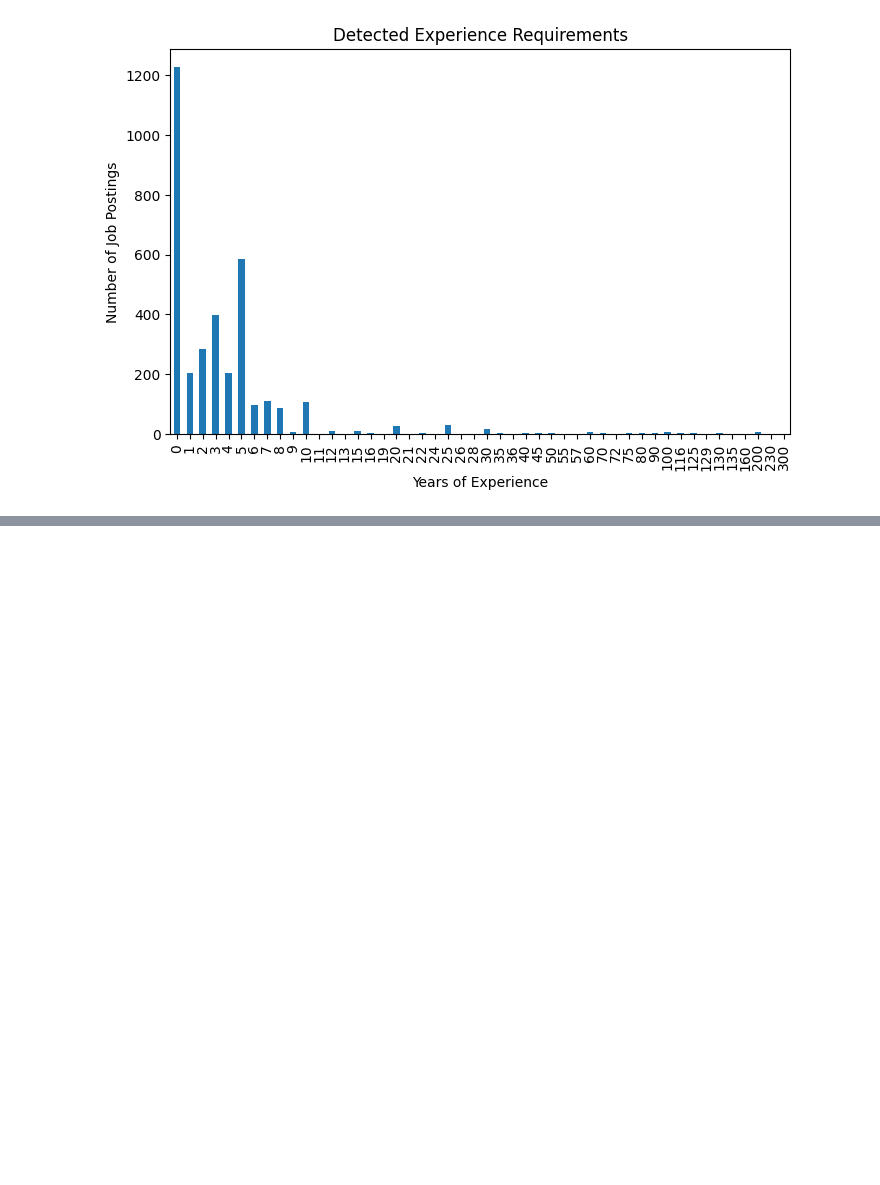
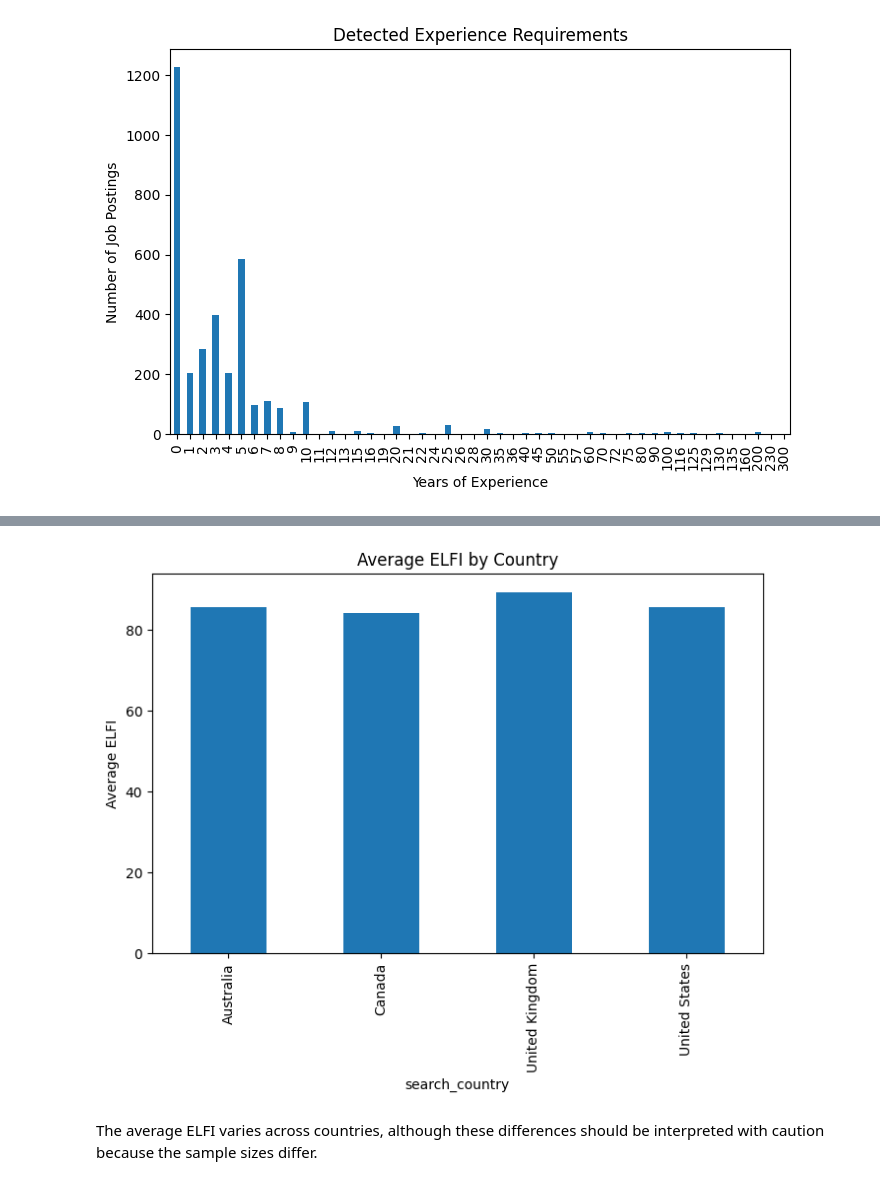
Before and after one commit to shvdkam/customer-behavior-sql-analysis, a Jupyter notebook: Are_Entry_Level_Data_Analyst_Jobs_Really_Entry_Level.ipynb, the cells around one changed output, grey strips where cells are left out. Saved outputs shown, nothing was run; the diff lists cells and outputs as text; code cells hidden in the pictures; blank space fills up the shorter version.

```diff
--- a/Are_Entry_Level_Data_Analyst_Jobs_Really_Entry_Level.ipynb
+++ b/Are_Entry_Level_Data_Analyst_Jobs_Really_Entry_Level.ipynb
@@ -1400,0 +831,12 @@ Instead of relying only on descriptive statistics, the project introduces a cust
+# %%
+country_scores = (
+    associate_jobs
+    .groupby("search_country")
+    .agg(
+        average_elfi=("elfi_score","mean"),
+        vacancies=("elfi_score","count")
+    )
+    .round(1)
+)
+
+country_scores
@@ -1400,0 +850,15 @@ Instead of relying only on descriptive statistics, the project introduces a cust
+# %%
+country_scores["average_elfi"].plot(
+    kind="bar",
+    figsize=(8,5)
+)
+
+plt.title("Average ELFI by Country")
+
+plt.ylabel("Average ELFI")
+
+plt.show()
+# %% [output]
+[figure, added]
+# %% [markdown]
+The average ELFI varies across countries, although these differences should be interpreted with caution because the sample sizes differ.
```
Also changed, not shown: parts of 127 cells of this notebook.
